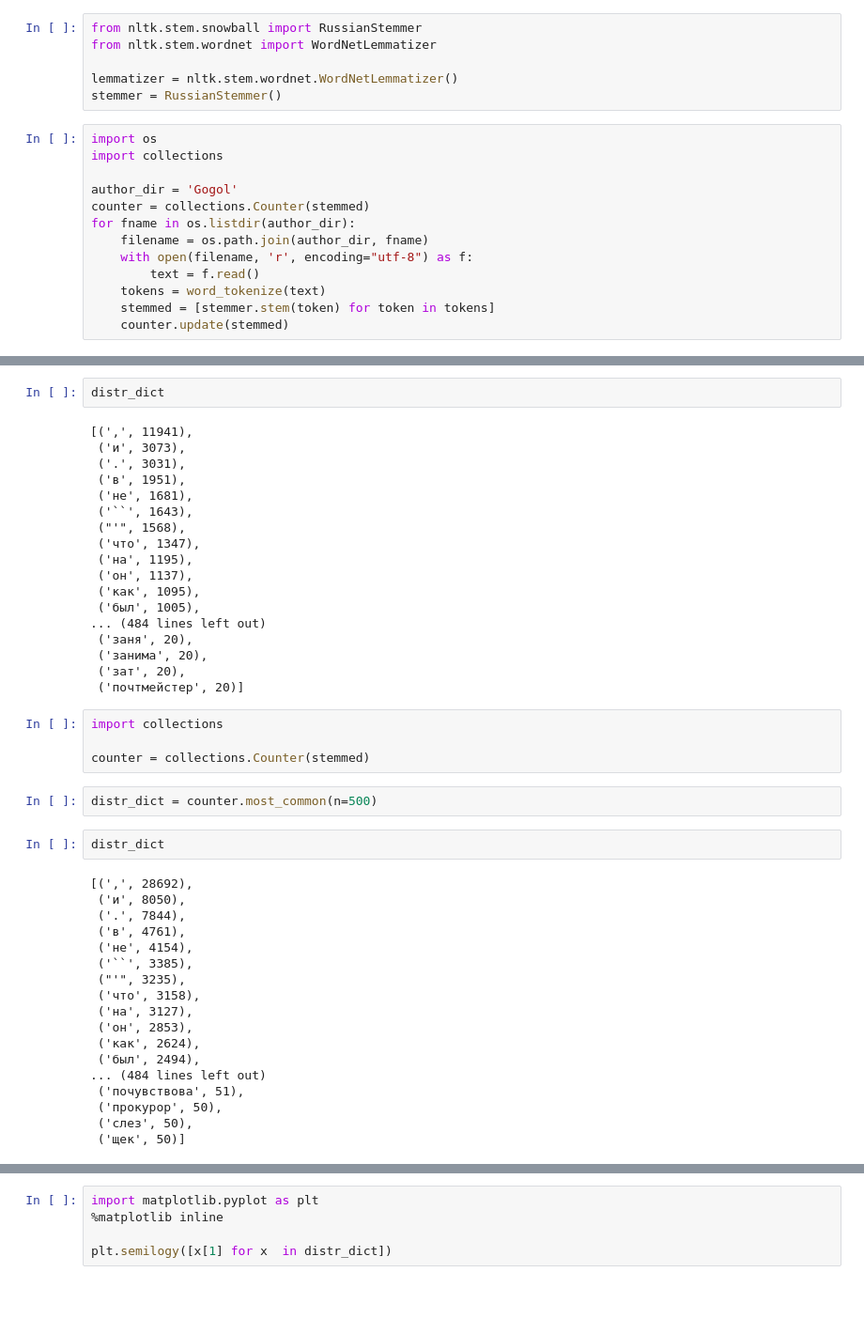
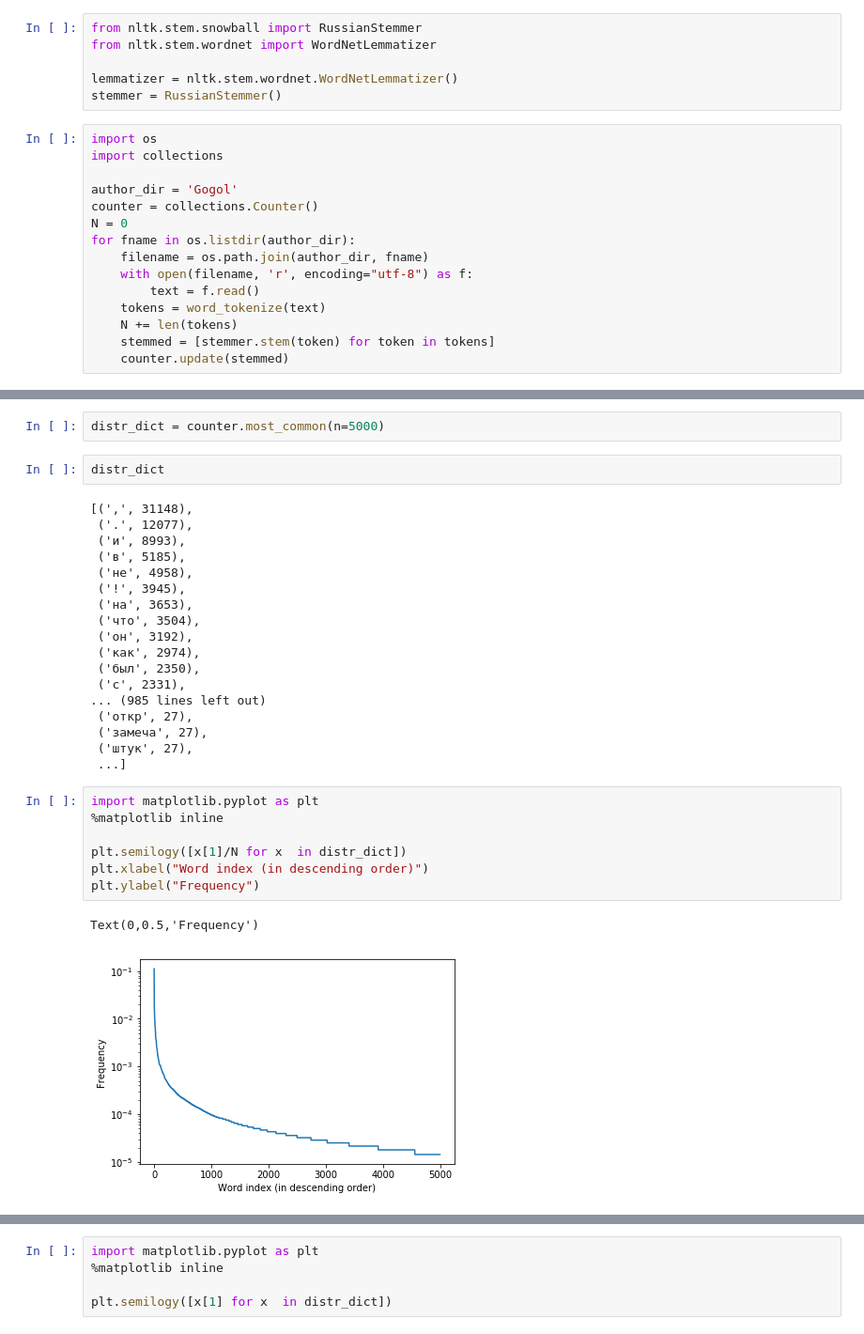
Before and after one commit to keqpan/DispNet, a Jupyter notebook: NLP_temp/Untitled.ipynb, the cells around one changed output, grey strips where cells are left out. Shown at 94% size. Saved outputs shown, nothing was run; the diff lists cells and outputs as text; blank space fills up the shorter version.

```diff
--- a/NLP_temp/Untitled.ipynb
+++ b/NLP_temp/Untitled.ipynb
@@ -45,11 +45,13 @@ import os
 import collections
 
 author_dir = 'Gogol'
-counter = collections.Counter(stemmed)
+counter = collections.Counter()
+N = 0
 for fname in os.listdir(author_dir):
     filename = os.path.join(author_dir, fname)
     with open(filename, 'r', encoding="utf-8") as f:
         text = f.read()
     tokens = word_tokenize(text)
+    N += len(tokens)
     stemmed = [stemmer.stem(token) for token in tokens]
     counter.update(stemmed)
@@ -98,46 +62,32 @@ stemmed[:10]
+# %%
+distr_dict = counter.most_common(n=5000)
 # %%
 distr_dict
 # %% [output]
-[(',', 11941),
- ('и', 3073),
- ('.', 3031),
- ('в', 1951),
- ('не', 1681),
- ('``', 1643),
- ("'", 1568),
- ('что', 1347),
- ('на', 1195),
- ('он', 1137),
- ('как', 1095),
- ('был', 1005),
-... (484 lines left out)
- ('заня', 20),
- ('занима', 20),
- ('зат', 20),
- ('почтмейстер', 20)]
+[(',', 31148),
+ ('.', 12077),
+ ('и', 8993),
+ ('в', 5185),
+ ('не', 4958),
+ ('!', 3945),
+ ('на', 3653),
+ ('что', 3504),
+ ('он', 3192),
+ ('как', 2974),
+ ('был', 2350),
+ ('с', 2331),
+... (985 lines left out)
+ ('откр', 27),
+ ('замеча', 27),
+ ('штук', 27),
+ ...]
-# %%
-import collections
-
-counter = collections.Counter(stemmed)
-# %%
-distr_dict = counter.most_common(n=500)
-# %%
-distr_dict
-# %% [output]
-[(',', 28692),
- ('и', 8050),
- ('.', 7844),
- ('в', 4761),
- ('не', 4154),
- ('``', 3385),
- ("'", 3235),
- ('что', 3158),
- ('на', 3127),
- ('он', 2853),
- ('как', 2624),
- ('был', 2494),
-... (484 lines left out)
- ('почувствова', 51),
- ('прокурор', 50),
- ('слез', 50),
- ('щек', 50)]
+# %%
+import matplotlib.pyplot as plt
+%matplotlib inline
+
+plt.semilogy([x[1]/N for x  in distr_dict])
+plt.xlabel("Word index (in descending order)")
+plt.ylabel("Frequency")
+# %% [output]
+Text(0,0.5,'Frequency')
+[figure, added]
```
Also changed, not shown: parts of 8 cells of this notebook, 6 other files.
